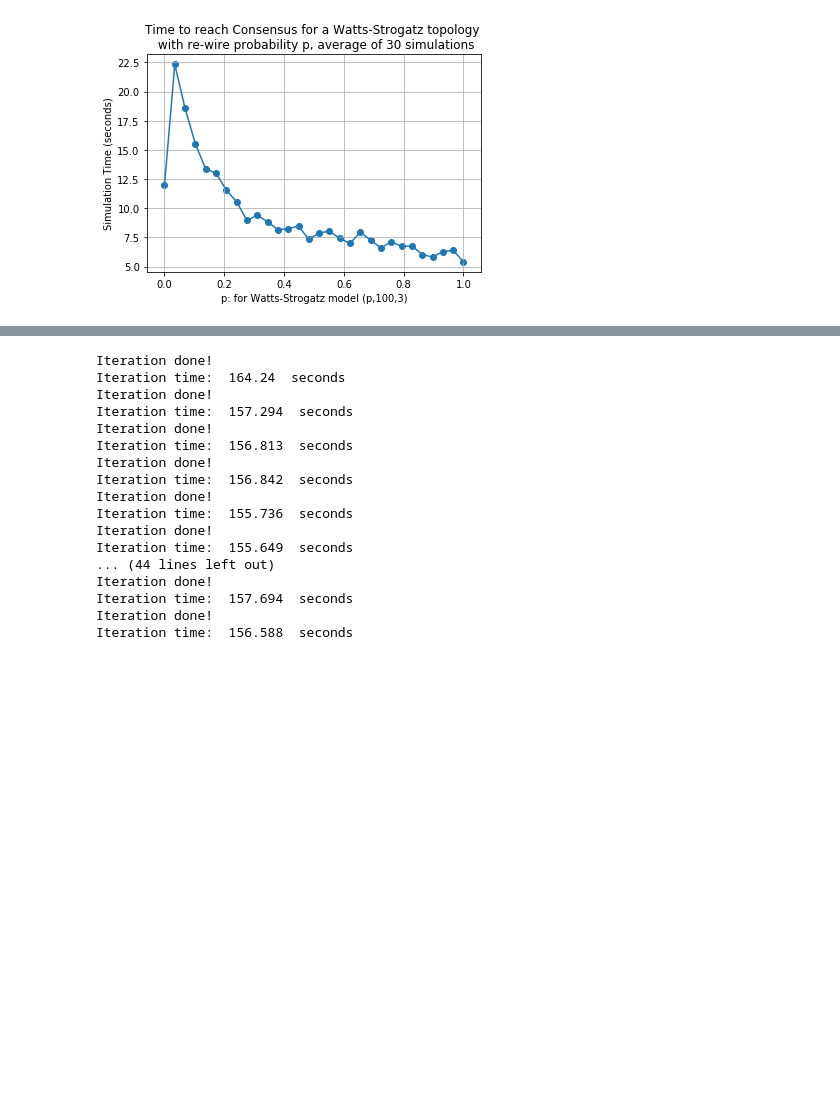
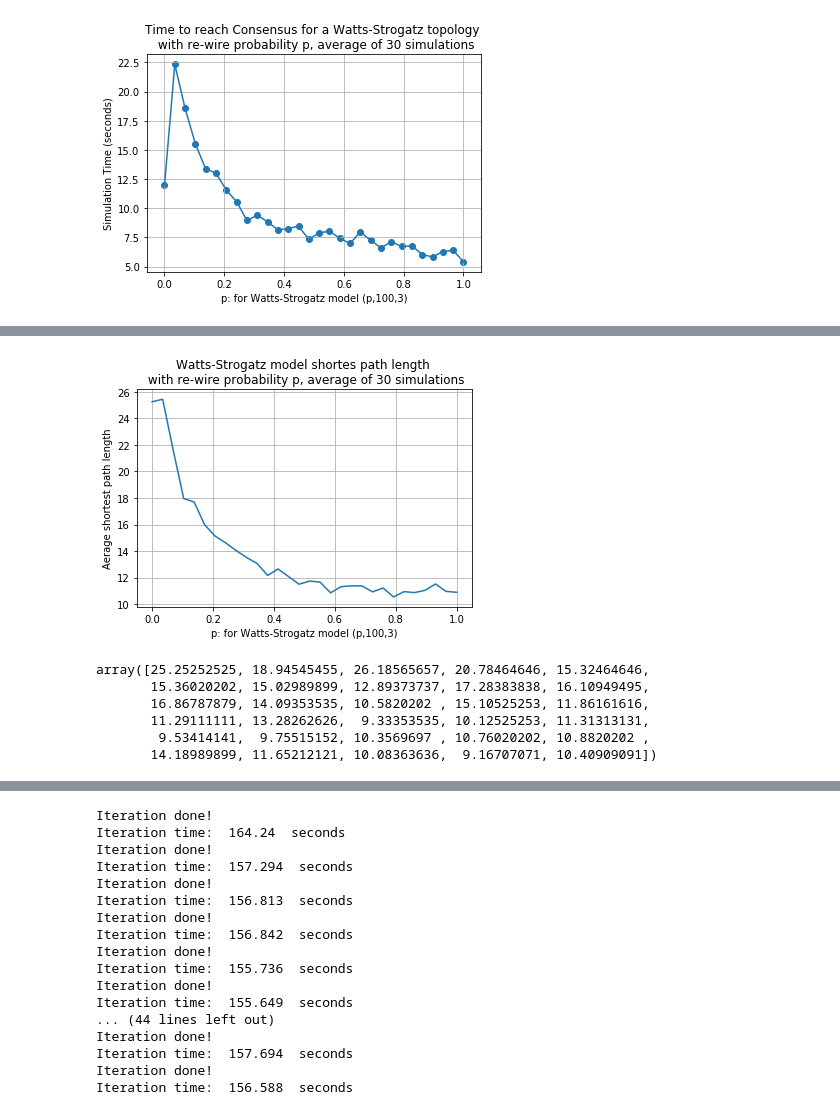
Before and after one commit to harveydevereux/Consensus, a Jupyter notebook: consensus.ipynb, the cells around one changed output, grey strips where cells are left out. Saved outputs shown, nothing was run; the diff lists cells and outputs as text; code cells hidden in the pictures; blank space fills up the shorter version.

```diff
--- a/consensus.ipynb
+++ b/consensus.ipynb
@@ -143,3 +245,23 @@ pickle.dump(Results_ws_30, open("ws_30","wb"))
+# %%
+x = np.linspace(0,1,n_probs)
+plt.plot(x,np.mean(Y,axis=0))
+plt.ylabel("Aerage shortest path length")
+plt.xlabel("p: for Watts-Strogatz model (p,{0},{1})".format(100,3))
+plt.title("Watts-Strogatz model shortes path length \n with re-wire probability p, average of {0} simulations".format(n_iterations))
+plt.grid()
+
+plt.savefig("WS shortest path",bbpx_inches='tight')
+# %% [output]
+[figure, added]
+# %%
+Y[0]
+# %% [output]
+array([25.25252525, 18.94545455, 26.18565657, 20.78464646, 15.32464646,
+       15.36020202, 15.02989899, 12.89373737, 17.28383838, 16.10949495,
+       16.86787879, 14.09353535, 10.5820202 , 15.10525253, 11.86161616,
+       11.29111111, 13.28262626,  9.33353535, 10.12525253, 11.31313131,
+        9.53414141,  9.75515152, 10.3569697 , 10.76020202, 10.8820202 ,
+       14.18989899, 11.65212121, 10.08363636,  9.16707071, 10.40909091])
 # %%
 n_iterations=30
 n_probs=30
```
Also changed, not shown: parts of 9 cells of this notebook, 4 other files.
